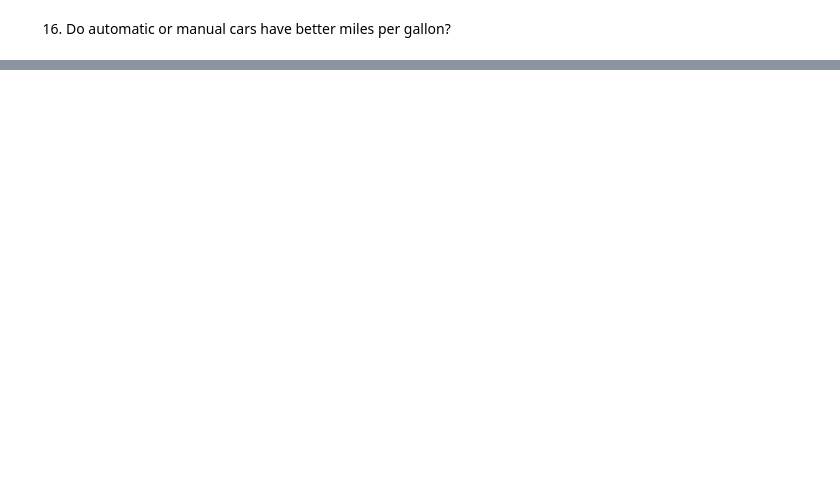
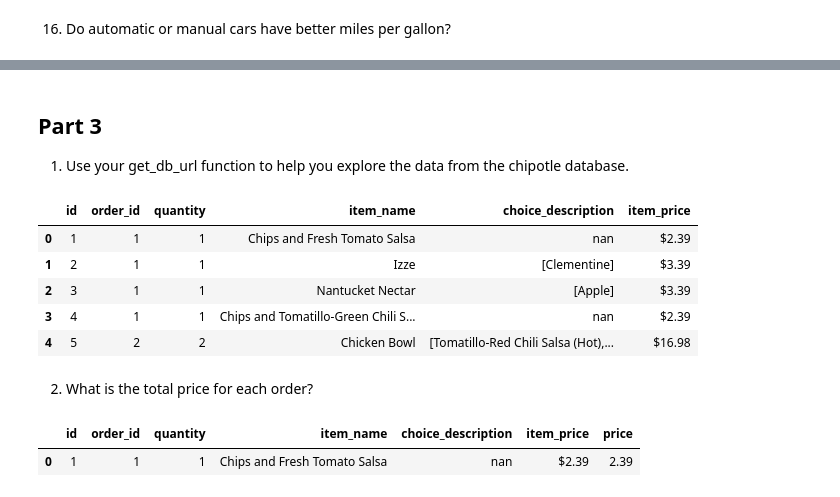
Before and after one commit to MigashaneVictoire/numpy-pandas-visualization-exercises, a Jupyter notebook: advanced_dataframes.ipynb, the cells around one changed output, grey strips where cells are left out. Cells and saved outputs as stored; diff of their text form; code cells hidden in the pictures; blank space fills up the shorter version.

Commit message:
completse part 2 and 3

```diff
--- a/advanced_dataframes.ipynb
+++ b/advanced_dataframes.ipynb
@@ -302,0 +342,27 @@ mpg.model.nunique()
+# %% [markdown]
+## Part 3
+
+1. Use your get_db_url function to help you explore the data from the chipotle database.
+# %%
+query = """
+SELECT *
+FROM orders;
+"""
+
+chipotle = pd.read_sql(query, env.get_db_access("chipotle"))
+chipotle.head()
+# %% [output]
+|  | id | order_id | quantity | item_name | choice_description | item_price |
+| 0 | 1 | 1 | 1 | Chips and Fresh Tomato Salsa | nan | $2.39 |
+| 1 | 2 | 1 | 1 | Izze | [Clementine] | $3.39 |
+| 2 | 3 | 1 | 1 | Nantucket Nectar | [Apple] | $3.39 |
+| 3 | 4 | 1 | 1 | Chips and Tomatillo-Green Chili S... | nan | $2.39 |
+| 4 | 5 | 2 | 2 | Chicken Bowl | [Tomatillo-Red Chili Salsa (Hot),... | $16.98 |
+# %% [markdown]
+2. What is the total price for each order?
+# %%
+chipotle["price"] = chipotle.item_price.str.replace("[$]", "", regex=True).astype(float)
+chipotle.head(1)
+# %% [output]
+|  | id | order_id | quantity | item_name | choice_description | item_price | price |
+| 0 | 1 | 1 | 1 | Chips and Fresh Tomato Salsa | nan | $2.39 | 2.39 |
```
Also changed, not shown: parts of 18 cells of this notebook.
